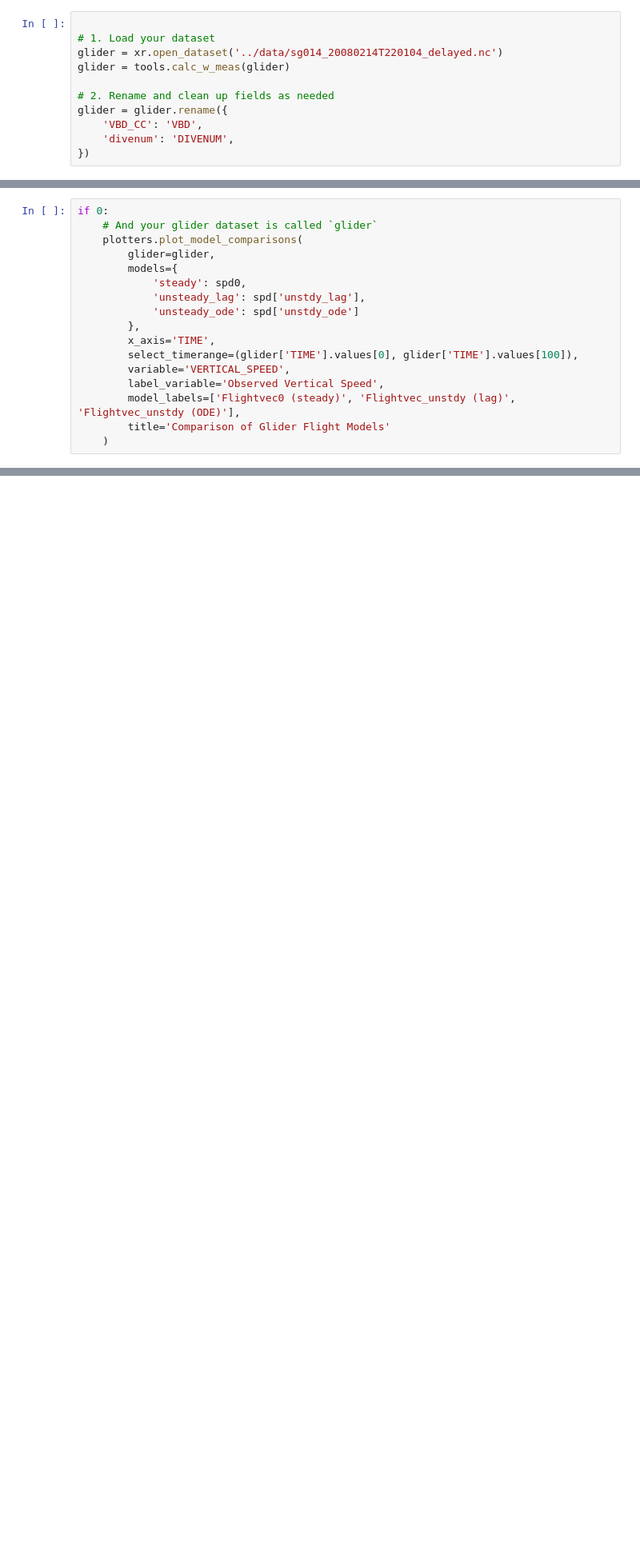
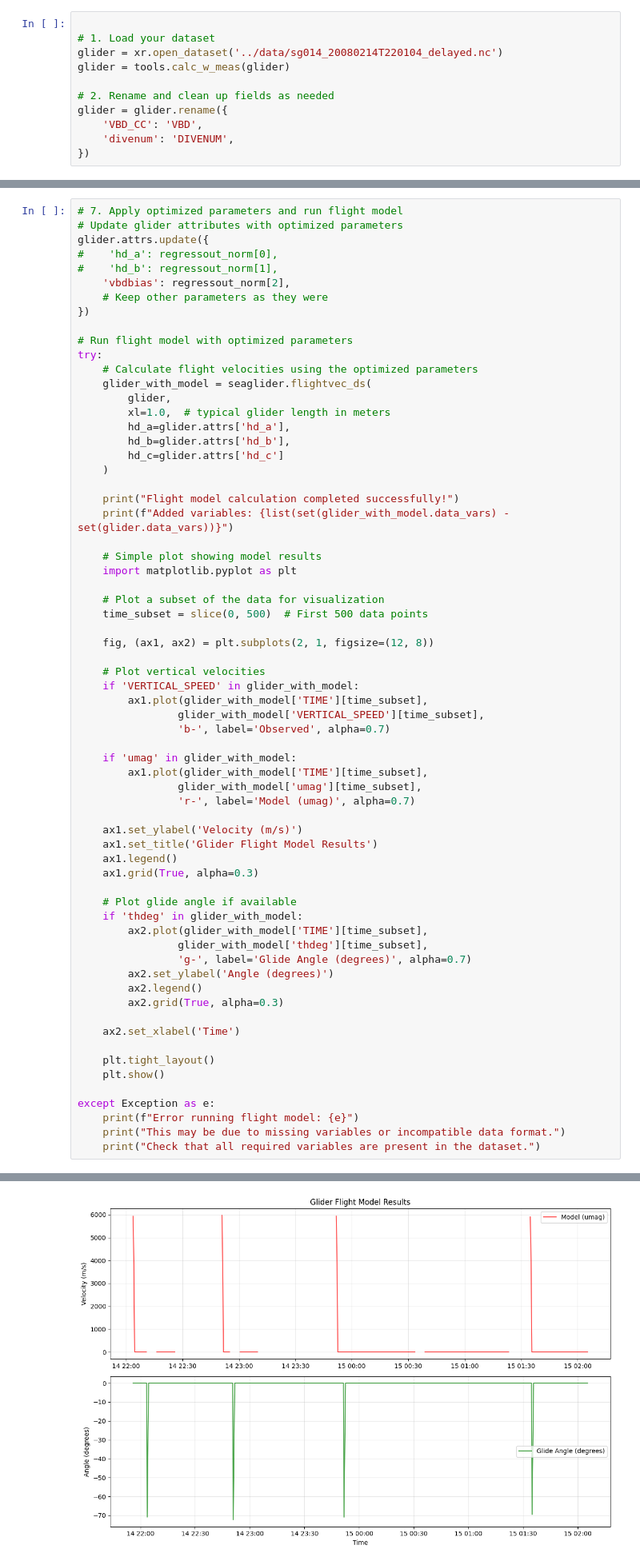
Before and after one commit to eleanorfrajka/gliderflightOG1, a Jupyter notebook: demo-output.ipynb, the cells around one changed output, grey strips where cells are left out. Shown at 80% size. Cells and saved outputs as stored; diff of their text form; blank space fills up the shorter version.

```diff
--- a/demo-output.ipynb
+++ b/demo-output.ipynb
@@ -159,17 +164,67 @@ Final WRMS: 0.02828261653548487
 # %%
-if 0:
-    # And your glider dataset is called `glider`
-    plotters.plot_model_comparisons(
-        glider=glider,
-        models={
-            'steady': spd0,
-            'unsteady_lag': spd['unstdy_lag'],
-            'unsteady_ode': spd['unstdy_ode']
-        },
-        x_axis='TIME',
-        select_timerange=(glider['TIME'].values[0], glider['TIME'].values[100]),
-        variable='VERTICAL_SPEED',
-        label_variable='Observed Vertical Speed',
-        model_labels=['Flightvec0 (steady)', 'Flightvec_unstdy (lag)', 'Flightvec_unstdy (ODE)'],
-        title='Comparison of Glider Flight Models'
+# 7. Apply optimized parameters and run flight model
+# Update glider attributes with optimized parameters
+glider.attrs.update({
+#    'hd_a': regressout_norm[0],
+#    'hd_b': regressout_norm[1],
+    'vbdbias': regressout_norm[2],
+    # Keep other parameters as they were
+})
+
+# Run flight model with optimized parameters
+try:
+    # Calculate flight velocities using the optimized parameters
+    glider_with_model = seaglider.flightvec_ds(
+        glider,
+        xl=1.0,  # typical glider length in meters
+        hd_a=glider.attrs['hd_a'],
+        hd_b=glider.attrs['hd_b'],
+        hd_c=glider.attrs['hd_c']
     )
+
+    print("Flight model calculation completed successfully!")
+    print(f"Added variables: {list(set(glider_with_model.data_vars) - set(glider.data_vars))}")
+
+    # Simple plot showing model results
+    import matplotlib.pyplot as plt
+
+    # Plot a subset of the data for visualization
+    time_subset = slice(0, 500)  # First 500 data points
+
+    fig, (ax1, ax2) = plt.subplots(2, 1, figsize=(12, 8))
+
+    # Plot vertical velocities
+    if 'VERTICAL_SPEED' in glider_with_model:
+        ax1.plot(glider_with_model['TIME'][time_subset],
+                glider_with_model['VERTICAL_SPEED'][time_subset],
+                'b-', label='Observed', alpha=0.7)
+
+    if 'umag' in glider_with_model:
+        ax1.plot(glider_with_model['TIME'][time_subset],
+                glider_with_model['umag'][time_subset],
+                'r-', label='Model (umag)', alpha=0.7)
+
+    ax1.set_ylabel('Velocity (m/s)')
+    ax1.set_title('Glider Flight Model Results')
+    ax1.legend()
+    ax1.grid(True, alpha=0.3)
+
+    # Plot glide angle if available
+    if 'thdeg' in glider_with_model:
+        ax2.plot(glider_with_model['TIME'][time_subset],
+                glider_with_model['thdeg'][time_subset],
+                'g-', label='Glide Angle (degrees)', alpha=0.7)
+        ax2.set_ylabel('Angle (degrees)')
+        ax2.legend()
+        ax2.grid(True, alpha=0.3)
+
+    ax2.set_xlabel('Time')
+
+    plt.tight_layout()
+    plt.show()
+
+except Exception as e:
+    print(f"Error running flight model: {e}")
+    print("This may be due to missing variables or incompatible data format.")
+    print("Check that all required variables are present in the dataset.")
+# %% [output]
@@ -175,0 +233 @@ if 0:
+[figure, added]
```
Also changed, not shown: parts of 3 cells of this notebook, 8 other files.
